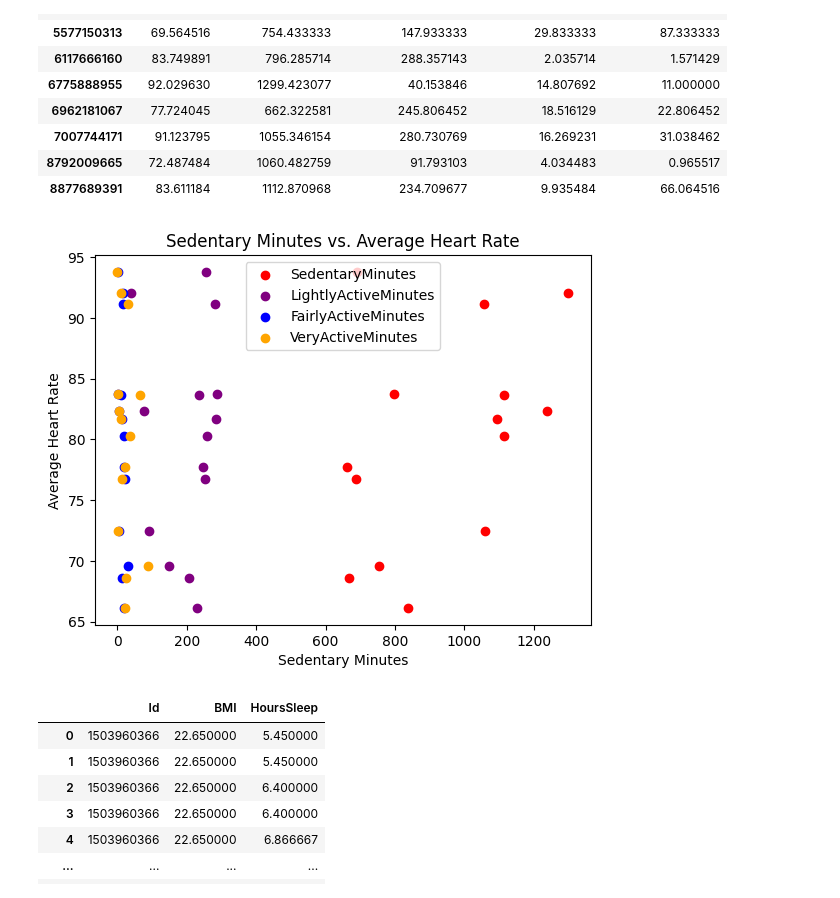
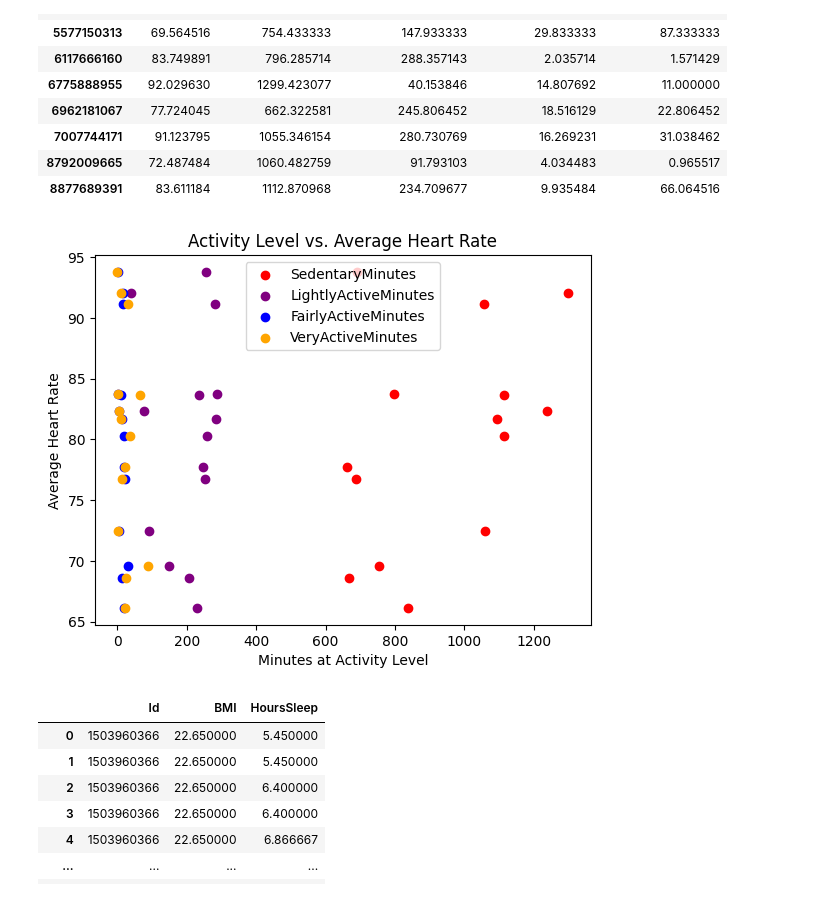
Before and after one commit to caitepley/Group1-Project1, a Jupyter notebook: main.ipynb, the cells around one changed output. Cells and saved outputs as stored; diff of their text form; code cells hidden in the pictures.

Commit message:
fixed labels on plot

```diff
--- a/main.ipynb
+++ b/main.ipynb
@@ -55,15 +55,15 @@ summary_act_heart_rate
 # %%
 plt.scatter(summary_act_heart_rate['SedentaryMinutes'],summary_act_heart_rate['BeatsPerMin'],c='red')
 plt.scatter(summary_act_heart_rate['LightlyActiveMinutes'],summary_act_heart_rate['BeatsPerMin'],c='purple')
 plt.scatter(summary_act_heart_rate['FairlyActiveMinutes'],summary_act_heart_rate['BeatsPerMin'],c='blue')
 plt.scatter(summary_act_heart_rate['VeryActiveMinutes'],summary_act_heart_rate['BeatsPerMin'],c='orange')
-plt.title('Sedentary Minutes vs. Average Heart Rate')
-plt.xlabel('Sedentary Minutes')
+plt.title('Activity Level vs. Average Heart Rate')
+plt.xlabel('Minutes at Activity Level')
 plt.ylabel('Average Heart Rate')
 plt.legend(['SedentaryMinutes','LightlyActiveMinutes','FairlyActiveMinutes','VeryActiveMinutes'])
 plt.show()
 # %% [output]
-[figure, old version]
+[figure, new version]
 # %%
 # How does the amount of sleep affect weight?
 # Need dataframe from sleepDay_merged and weightLogInfo_merged
```
